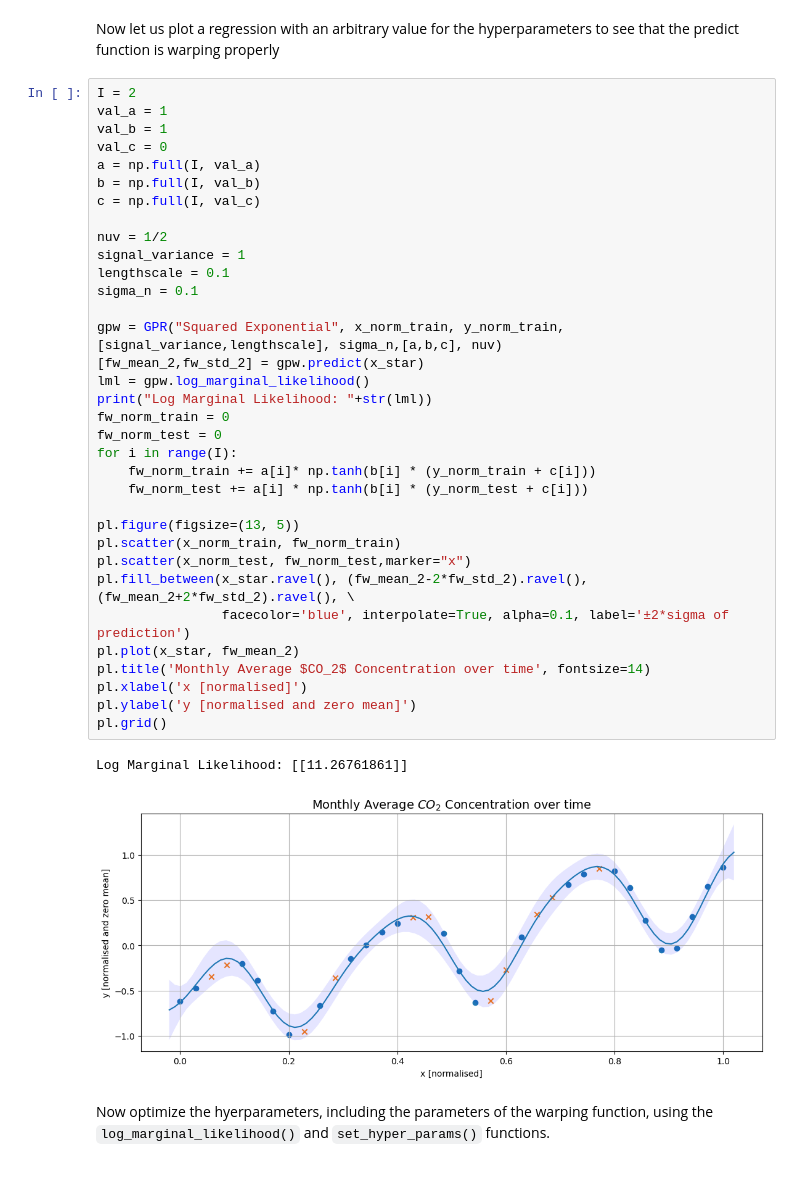
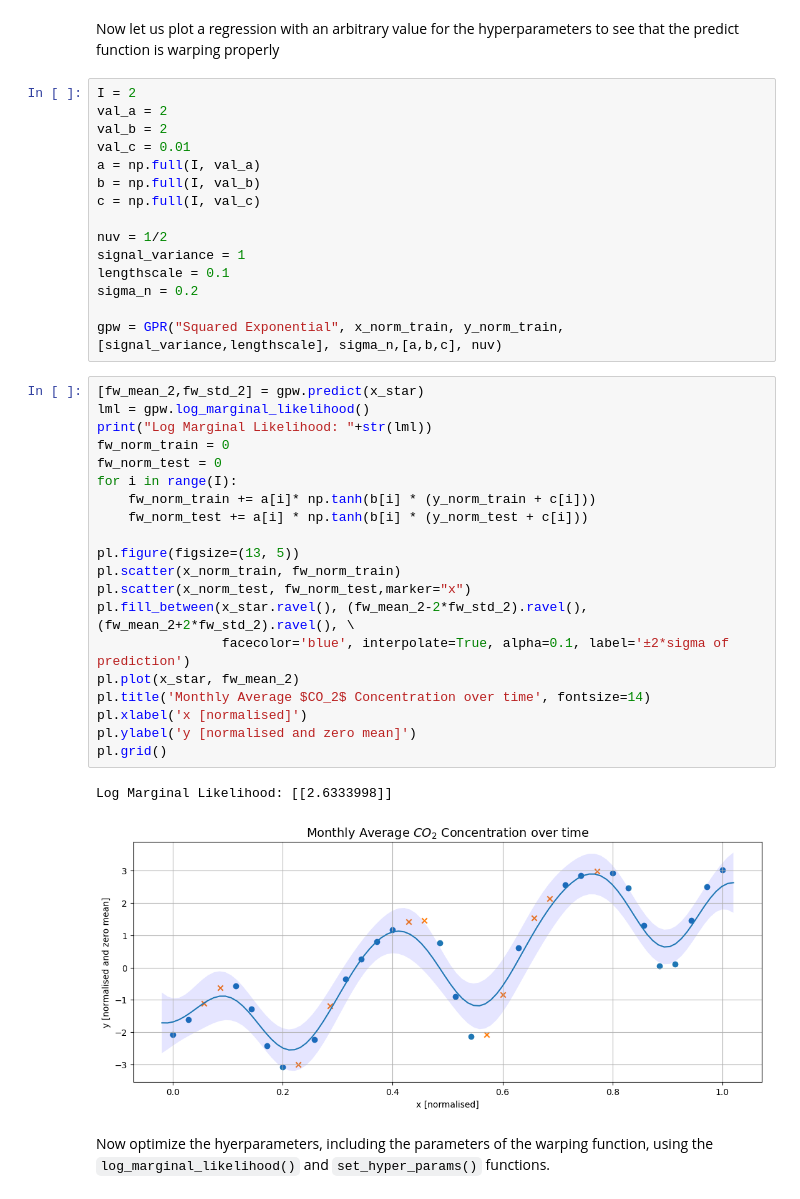
Before and after one commit to Fabian-Leal/Warped-GPs-, a Jupyter notebook: Warping toy data.ipynb, the cells around one changed output. Saved outputs shown, nothing was run; the diff lists cells and outputs as text.

```diff
--- a/Warping toy data.ipynb
+++ b/Warping toy data.ipynb
@@ -300,42 +261,43 @@ with $f$ the warping function and $N$ the number of observations.
 In order to implement these two changes however, an extensive number of changes have to be implemented.
 # %% [markdown]
 Now let us plot a regression with an arbitrary value for the hyperparameters to see that the predict function is warping properly
+# %%
+I = 2
+val_a = 2
+val_b = 2
+val_c = 0.01
+a = np.full(I, val_a)
+b = np.full(I, val_b)
+c = np.full(I, val_c)
+
+nuv = 1/2
+signal_variance = 1
+lengthscale = 0.1
+sigma_n = 0.2
+
+gpw = GPR("Squared Exponential", x_norm_train, y_norm_train, [signal_variance,lengthscale], sigma_n,[a,b,c], nuv)
 # %%
-I = 2
-val_a = 1
-val_b = 1
-val_c = 0
-a = np.full(I, val_a)
-b = np.full(I, val_b)
-c = np.full(I, val_c)
-
-nuv = 1/2
-signal_variance = 1
-lengthscale = 0.1
-sigma_n = 0.1
-
-gpw = GPR("Squared Exponential", x_norm_train, y_norm_train, [signal_variance,lengthscale], sigma_n,[a,b,c], nuv)
 [fw_mean_2,fw_std_2] = gpw.predict(x_star)
 lml = gpw.log_marginal_likelihood()
 print("Log Marginal Likelihood: "+str(lml))
 fw_norm_train = 0
 fw_norm_test = 0
 for i in range(I):
     fw_norm_train += a[i]* np.tanh(b[i] * (y_norm_train + c[i]))
     fw_norm_test += a[i] * np.tanh(b[i] * (y_norm_test + c[i]))
 
 pl.figure(figsize=(13, 5))
 pl.scatter(x_norm_train, fw_norm_train)
 pl.scatter(x_norm_test, fw_norm_test,marker="x")
 pl.fill_between(x_star.ravel(), (fw_mean_2-2*fw_std_2).ravel(), (fw_mean_2+2*fw_std_2).ravel(), \
                 facecolor='blue', interpolate=True, alpha=0.1, label='±2*sigma of prediction')
 pl.plot(x_star, fw_mean_2)
 pl.title('Monthly Average $CO_2$ Concentration over time', fontsize=14)
 pl.xlabel('x [normalised]')
 pl.ylabel('y [normalised and zero mean]')
 pl.grid()
 # %% [output]
-Log Marginal Likelihood: [[11.26761861]]
+Log Marginal Likelihood: [[2.6333998]]
-[figure, old version]
+[figure, new version]
 # %% [markdown]
 Now optimize the hyerparameters, including the parameters of the warping function, using the `log_marginal_likelihood()` and `set_hyper_params()` functions.
```
Also changed, not shown: parts of 13 cells of this notebook, 2 other files.
